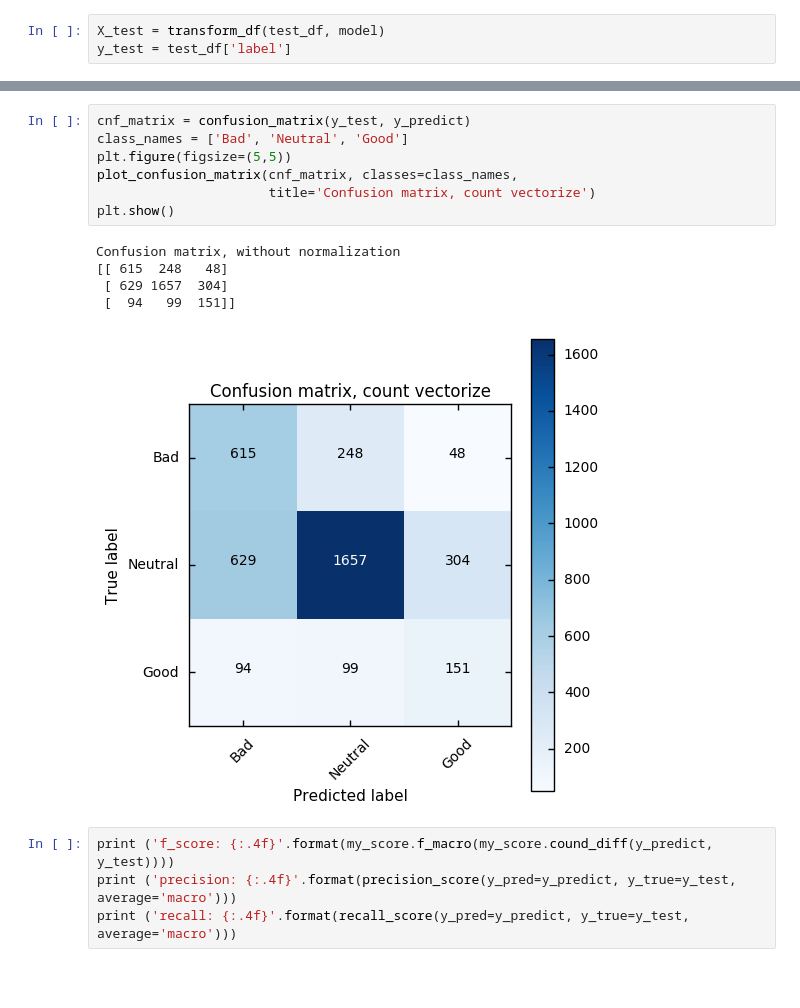
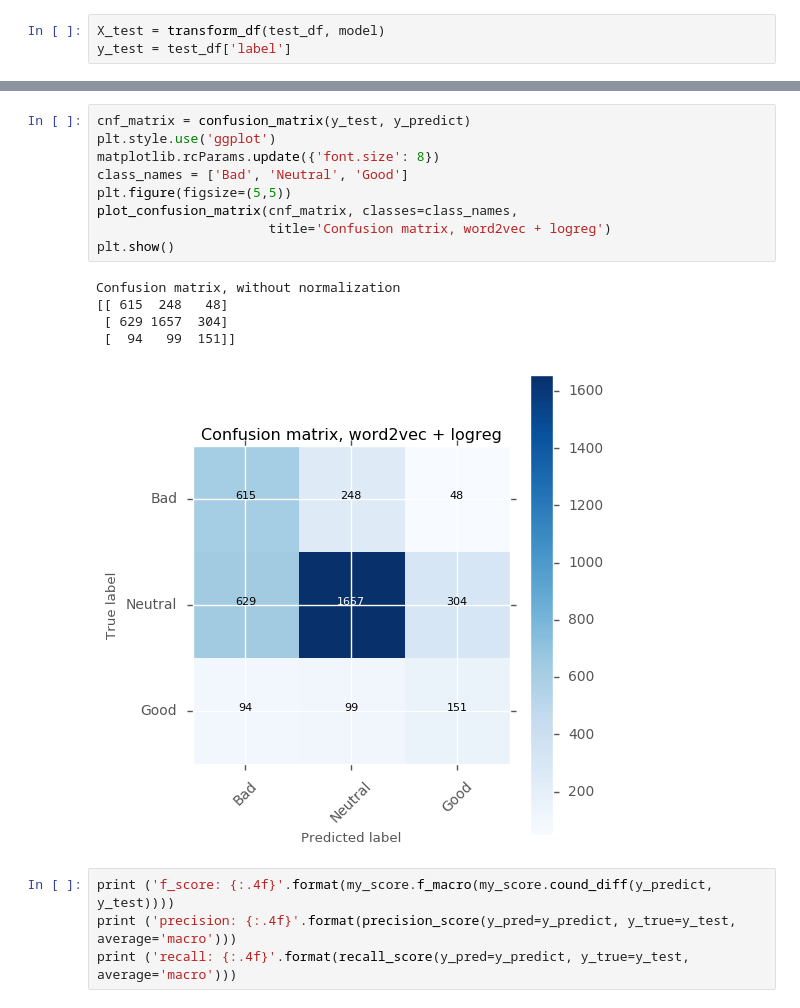
Before and after one commit to ParkinMsu/short_text_sentiment_analysis, a Jupyter notebook: data_analysis.ipynb, the cells around one changed output, grey strips where cells are left out. Drawn from its saved outputs; the diff is of its cells as text; blank space fills up the shorter version.

```diff
--- a/data_analysis.ipynb
+++ b/data_analysis.ipynb
@@ -472,16 +466,18 @@ Wall time: 1.74 s
 # %%
 cnf_matrix = confusion_matrix(y_test, y_predict)
+plt.style.use('ggplot')
+matplotlib.rcParams.update({'font.size': 8})
 class_names = ['Bad', 'Neutral', 'Good']
 plt.figure(figsize=(5,5))
 plot_confusion_matrix(cnf_matrix, classes=class_names,
-                      title='Confusion matrix, count vectorize')
+                      title='Confusion matrix, word2vec + logreg')
 plt.show()
 # %% [output]
 Confusion matrix, without normalization
 [[ 615  248   48]
  [ 629 1657  304]
  [  94   99  151]]
-[figure, old version]
+[figure, new version]
 # %%
 print ('f_score: {:.4f}'.format(my_score.f_macro(my_score.cound_diff(y_predict, y_test))))
 print ('precision: {:.4f}'.format(precision_score(y_pred=y_predict, y_true=y_test, average='macro')))
```
Also changed, not shown: parts of 6 cells of this notebook, 2 other files.
